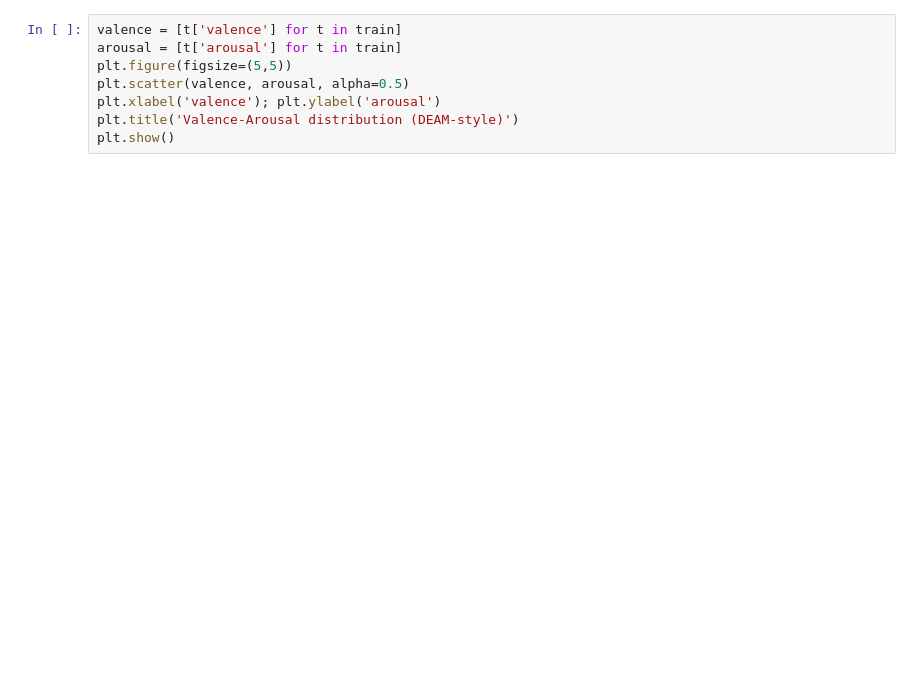
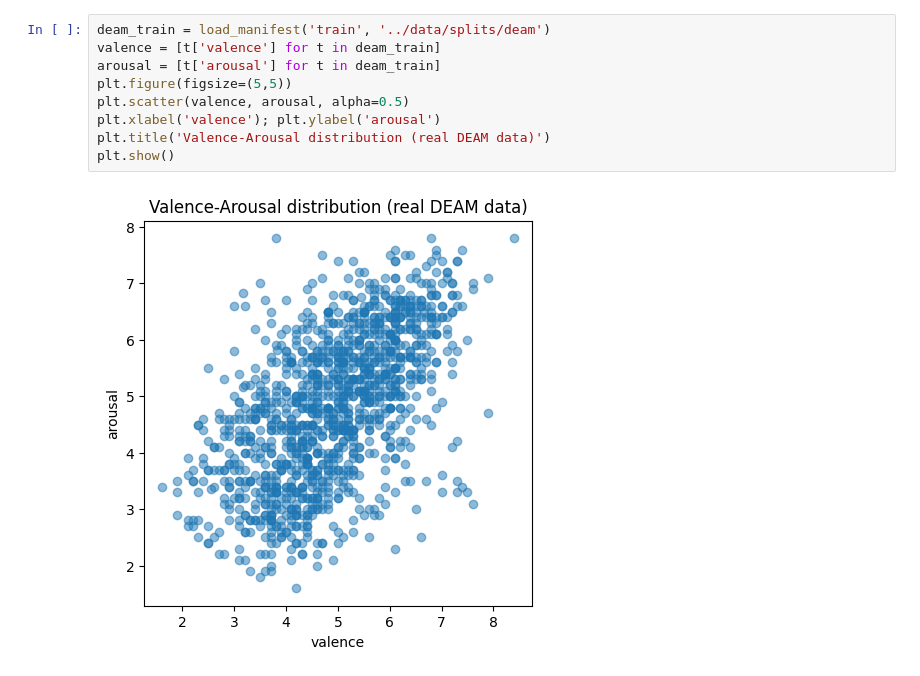
Before and after one commit to ZeroGravity1503/gnn-bert-music-context, a Jupyter notebook: notebooks/eda.ipynb, the cells around one changed output. Drawn from its saved outputs; the diff is of its cells as text; blank space fills up the shorter version.

Commit message:
fix eda.ipynb: point valence/arousal plot at DEAM instead of MTAT, run with real data

```diff
--- a/notebooks/eda.ipynb
+++ b/notebooks/eda.ipynb
@@ -26,8 +32,11 @@ plt.show()
 # %%
-valence = [t['valence'] for t in train]
-arousal = [t['arousal'] for t in train]
+deam_train = load_manifest('train', '../data/splits/deam')
+valence = [t['valence'] for t in deam_train]
+arousal = [t['arousal'] for t in deam_train]
 plt.figure(figsize=(5,5))
 plt.scatter(valence, arousal, alpha=0.5)
 plt.xlabel('valence'); plt.ylabel('arousal')
-plt.title('Valence-Arousal distribution (DEAM-style)')
+plt.title('Valence-Arousal distribution (real DEAM data)')
 plt.show()
+# %% [output]
+[figure, added]
```
Also changed, not shown: parts of 4 cells of this notebook.
